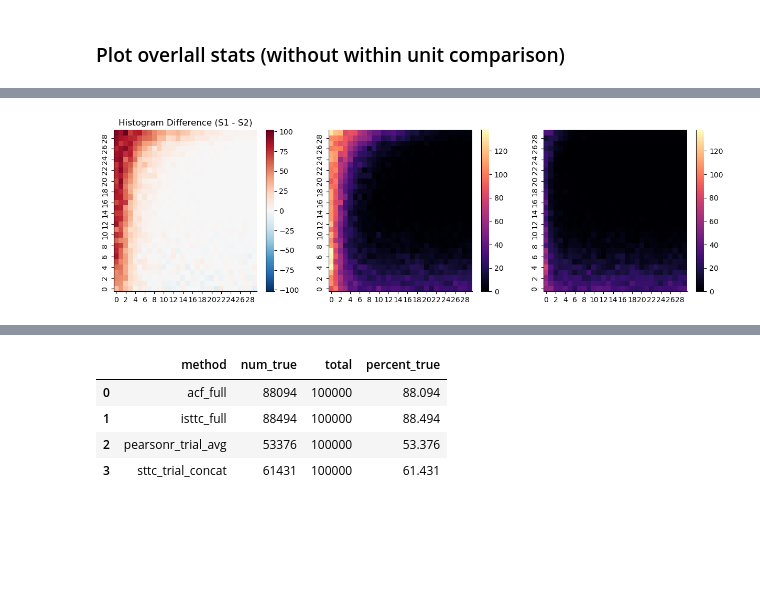
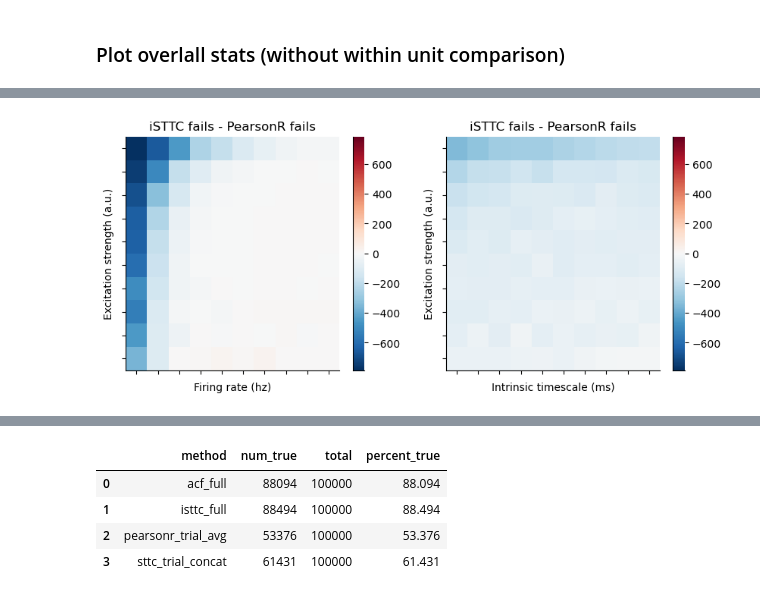
Before and after one commit to iinnpp/isttc, a Jupyter notebook: notebooks/synthetic/plot_taus_parametric_inclusion.ipynb, the cells around one changed output, grey strips where cells are left out. Drawn from its saved outputs; the diff is of its cells as text; code cells hidden in the pictures; blank space fills up the shorter version.

Commit message:
syn, inclusion units

```diff
--- a/notebooks/synthetic/plot_taus_parametric_inclusion.ipynb
+++ b/notebooks/synthetic/plot_taus_parametric_inclusion.ipynb
@@ -33,9 +35,9 @@ plt.rcParams['svg.fonttype'] = 'none'
 dataset_folder = project_folder_path + 'results\\synthetic\\dataset\\fig2_3_4a\\'
 results_folder = project_folder_path + 'results\\synthetic\\results\\param_fr_alpha_tau\\'
 
-fig_folder = project_folder_path + 'results\\synthetic\\fig_drafts_paper\\'
+fig_folder = project_folder_path + 'results\\synthetic\\fig_drafts_paper\\inclusion\\'
 # %%
-save_fig = False
+save_fig = True
 # %% [markdown]
 ### Load data
 # %%
@@ -354,0 +453,9 @@ sns.despine()
+# %%
+nans_neg_r2_df_trials = nans_neg_r2_df[nans_neg_r2_df['method'].isin(['pearsonr_trial_avg', 'sttc_trial_concat'])]
+nans_neg_r2_df_trials.reset_index(inplace=True, drop=True)
+method_counts = nans_neg_r2_df_trials.groupby('unit_id')['method'].nunique()
+both_methods = method_counts[method_counts == 2].index
+
+# Count
+num_both = len(both_methods)
+print(f"Number of units with both methods: {num_both}")
@@ -355,30 +544,69 @@ sns.despine()
 # %%
-bins = 30
+bins = 10
 fr_bins = np.linspace(0.01, 10, bins + 1)
 alpha_bins = np.linspace(0.1, 0.9, bins + 1)
+tau_bins = np.linspace(50, 300, bins + 1)
 
-hist1, _, _ = np.histogram2d(df_s1['fr'], df_s1['alpha'], bins=[fr_bins, alpha_bins])
-hist2, _, _ = np.histogram2d(df_s2['fr'], df_s2['alpha'], bins=[fr_bins, alpha_bins])
-hist_diff = hist1 - hist2
+hist1, _, _ = np.histogram2d(nans_neg_r2_df_trials.query('method == "pearsonr_trial_avg"')['fr'],
+                             nans_neg_r2_df_trials.query('method == "pearsonr_trial_avg"')['alpha'],
+                             bins=[fr_bins, alpha_bins])
+hist2, _, _ = np.histogram2d(nans_neg_r2_df_trials.query('method == "sttc_trial_concat"')['fr'],
+                             nans_neg_r2_df_trials.query('method == "sttc_trial_concat"')['alpha'],
+                             bins=[fr_bins, alpha_bins])
+hist_diff = hist2 - hist1
 
-fig, axes = plt.subplots(1, 3, figsize=(15, 4))
+hist1_tau, _, _ = np.histogram2d(nans_neg_r2_df_trials.query('method == "pearsonr_trial_avg"')['tau_ms_true'],
+                             nans_neg_r2_df_trials.query('method == "pearsonr_trial_avg"')['alpha'],
+                             bins=[tau_bins, alpha_bins])
+hist2_tau, _, _ = np.histogram2d(nans_neg_r2_df_trials.query('method == "sttc_trial_concat"')['tau_ms_true'],
+                             nans_neg_r2_df_trials.query('method == "sttc_trial_concat"')['alpha'],
+                             bins=[tau_bins, alpha_bins])
+hist_diff_tau = hist2_tau - hist1_tau
 
 diff_limit = np.max([np.abs(hist_diff.min()),
                      np.abs(hist_diff.max())])
 print(diff_limit)
-norm = TwoSlopeNorm(vcenter=0, vmin=-diff_limit, vmax=diff_limit)
+
+diff_tau_limit = np.max([np.abs(hist_diff_tau.min()),
+                     np.abs(hist_diff_tau.max())])
+print(diff_tau_limit)
+
+plot_limits = np.max([diff_limit, diff_tau_limit])
+
+fig, axes = plt.subplots(1, 2, figsize=(10, 4))
+
+norm = TwoSlopeNorm(vcenter=0, vmin=-plot_limits, vmax=plot_limits)
+
 sns.heatmap(hist_diff.T, ax=axes[0], cmap="RdBu_r", norm=norm, cbar=True)
-axes[0].set_title("Histogram Difference (S1 - S2)")
+axes[0].set_title("iSTTC fails - PearsonR fails")
 axes[0].invert_yaxis()
 
-
-ind_limit = np.max([np.abs(hist1.min()), np.abs(hist2.min()), np.abs(hist1.max()), np.abs(hist2.max())])
-print(ind_limit)
-sns.heatmap(hist1.T, ax=axes[1], cmap="magma", vmin=0, vmax=ind_limit, cbar=True)
+sns.heatmap(hist_diff_tau.T, ax=axes[1], cmap="RdBu_r", norm=norm, cbar=True)
+axes[1].set_title("iSTTC fails - PearsonR fails")
 axes[1].invert_yaxis()
 
-sns.heatmap(hist2.T, ax=axes[2], cmap="magma", vmin=0, vmax=ind_limit, cbar=True)
-axes[2].invert_yaxis()
+axes[0].set_xlabel('Firing rate (hz)')
+axes[0].set_ylabel('Excitation strength (a.u.)')
+axes[1].set_xlabel('Intrinsic timescale (ms)')
+axes[1].set_ylabel('Excitation strength (a.u.)')
+
+axes[0].set_yticklabels([])
+axes[1].set_yticklabels([])
+axes[0].set_xticklabels([])
+axes[1].set_xticklabels([])
+
+
+# ind_limit = np.max([np.abs(hist1.min()), np.abs(hist2.min()), np.abs(hist1.max()), np.abs(hist2.max())])
+# print(ind_limit)
+# sns.heatmap(hist1.T, ax=axes[1], cmap="magma", vmin=0, vmax=ind_limit, cbar=True)
+# axes[1].invert_yaxis()
+
+# sns.heatmap(hist2.T, ax=axes[2], cmap="magma", vmin=0, vmax=ind_limit, cbar=True)
+# axes[2].invert_yaxis()
 
 sns.despine()
+
+if save_fig:
+    plt.savefig(fig_folder + 'excluded_fits_vs_3params_per_methods_trial_hist.png' , bbox_inches='tight', dpi=300)
+    plt.savefig(fig_folder + 'excluded_fits_vs_3params_per_methods_trial_hist.svg' , bbox_inches='tight')
 # %% [output]
@@ -387 +615 @@ sns.despine()
-[figure, old version]
+[figure, new version]
```
Also changed, not shown: parts of 67 cells of this notebook, 2 other files.
